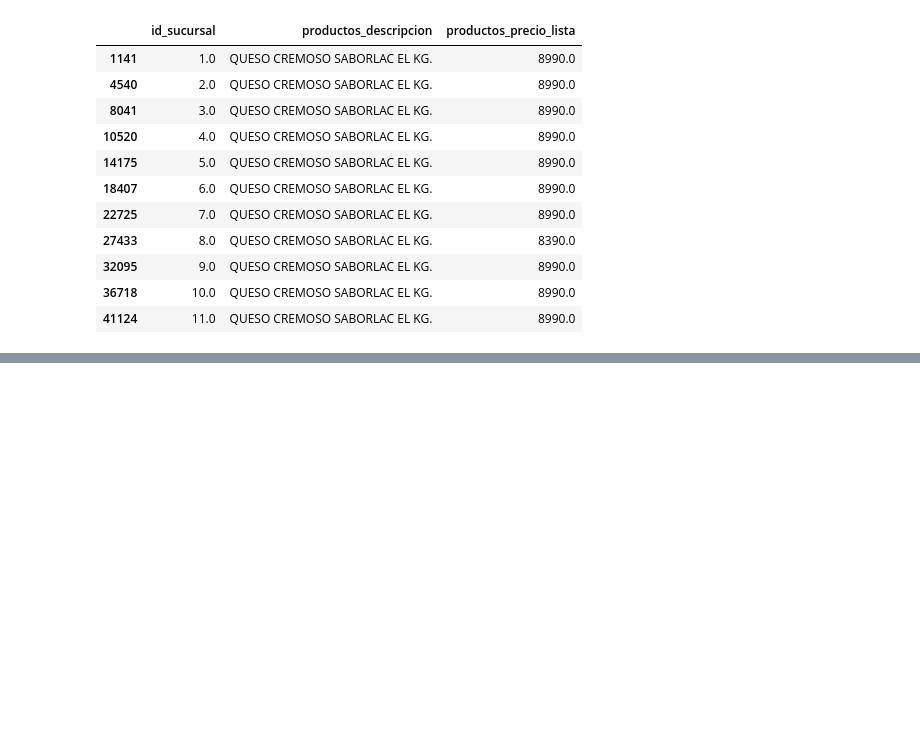
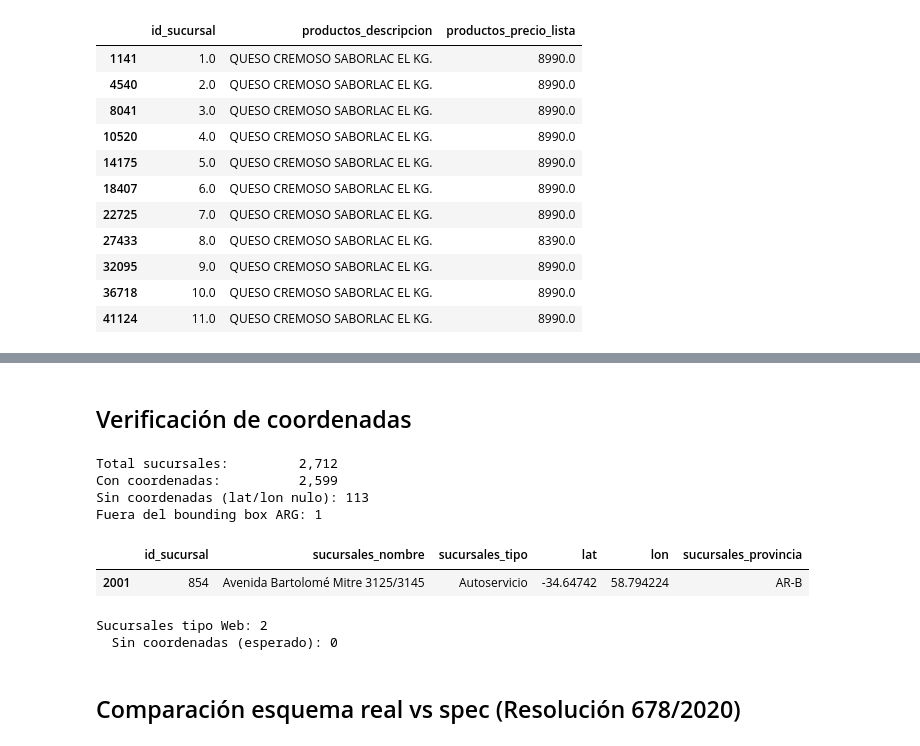
Before and after one commit to maximopalopoli/pipeline-precios, a Jupyter notebook: notebooks/exploration.ipynb, the cells around one changed output, grey strips where cells are left out. Cells and saved outputs as stored; diff of their text form; code cells hidden in the pictures; blank space fills up the shorter version.

```diff
--- a/notebooks/exploration.ipynb
+++ b/notebooks/exploration.ipynb
@@ -292,0 +391,15 @@ display(detalle)
+# %%
+import zipfile
+
+EXPECTED = {"comercio.csv", "productos.csv", "sucursales.csv"}
+ok = 0
+for zp in inner_zips:
+    with zipfile.ZipFile(zp) as z:
+        files = set(z.namelist())
+        missing = EXPECTED - files
+        if missing:
+            print(f"FALTA en {zp.name}: {missing}")
+        else:
+            ok += 1
+
+print(f"Todos los sub-ZIPs tienen los 3 CSVs: {ok}/{len(inner_zips)}")
@@ -292,0 +703,42 @@ display(detalle)
+# %% [markdown]
+## Verificación de coordenadas
+# %%
+import pandas as pd
+
+# Convertir a float para análisis numérico
+suc = all_sucursales.copy()
+suc["lat"] = pd.to_numeric(suc["sucursales_latitud"], errors="coerce")
+suc["lon"] = pd.to_numeric(suc["sucursales_longitud"], errors="coerce")
+
+# Bounding box Argentina: lat [-55, -21], lon [-73, -53]
+LAT_MIN, LAT_MAX = -55.0, -21.0
+LON_MIN, LON_MAX = -73.0, -53.0
+
+con_coords = suc["lat"].notna() & suc["lon"].notna()
+fuera_bbox = con_coords & ~(
+    suc["lat"].between(LAT_MIN, LAT_MAX) & suc["lon"].between(LON_MIN, LON_MAX)
+)
+
+print(f"Total sucursales:         {len(suc):,}")
+print(f"Con coordenadas:          {con_coords.sum():,}")
+print(f"Sin coordenadas (lat/lon nulo): {(~con_coords).sum():,}")
+print(f"Fuera del bounding box ARG: {fuera_bbox.sum():,}")
+
+if fuera_bbox.sum() > 0:
+    display(suc[fuera_bbox][["id_sucursal", "sucursales_nombre", "sucursales_tipo", "lat", "lon", "sucursales_provincia"]])
+
+# Sucursales Web sin coordenadas (esperado)
+web = suc[suc["sucursales_tipo"].str.lower() == "web"]
+print(f"\nSucursales tipo Web: {len(web)}")
+print(f"  Sin coordenadas (esperado): {(~(web['lat'].notna() & web['lon'].notna())).sum()}")
+# %% [output]
+Total sucursales:         2,712
+Con coordenadas:          2,599
+Sin coordenadas (lat/lon nulo): 113
+Fuera del bounding box ARG: 1
+|  | id_sucursal | sucursales_nombre | sucursales_tipo | lat | lon | sucursales_provincia |
+| 2001 | 854 | Avenida Bartolomé Mitre 3125/3145 | Autoservicio | -34.64742 | 58.794224 | AR-B |
+Sucursales tipo Web: 2
+  Sin coordenadas (esperado): 0
+# %% [markdown]
+## Comparación esquema real vs spec (Resolución 678/2020)
```
Also changed, not shown: parts of 25 cells of this notebook.
